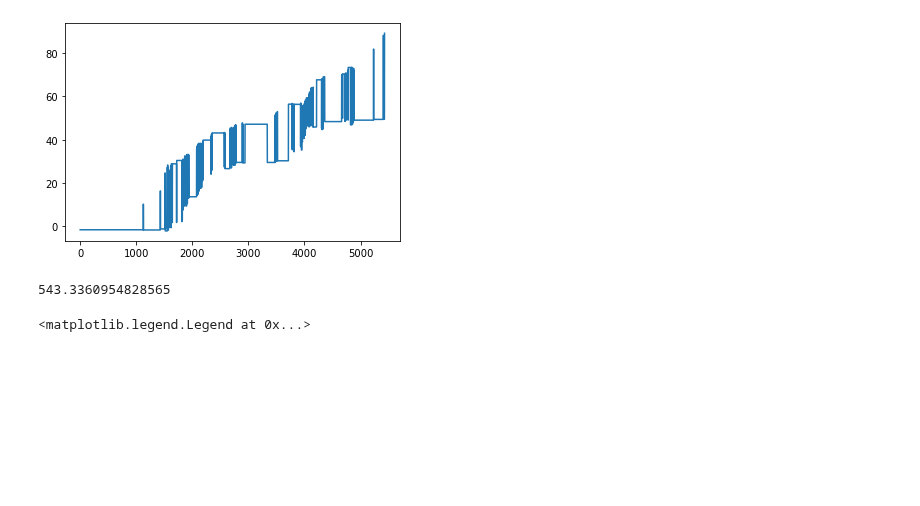
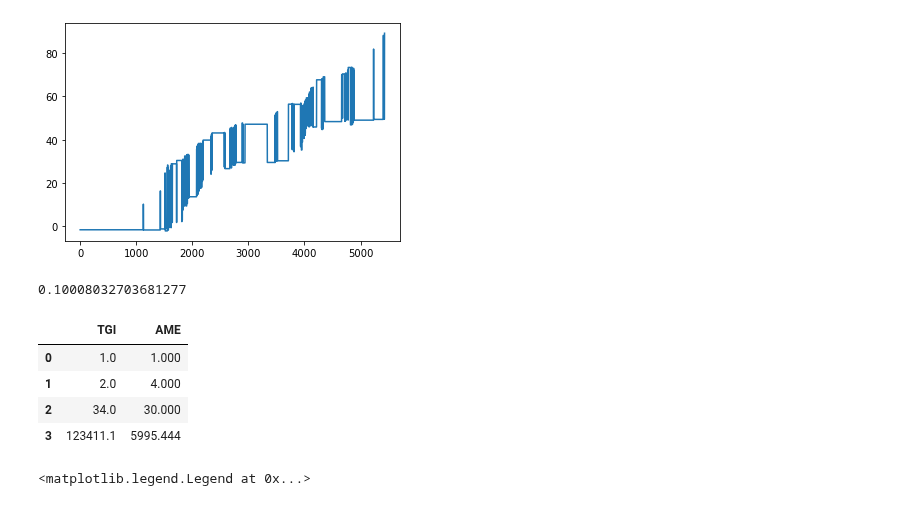
Before and after one commit to HaochengYe/Backtesting, a Jupyter notebook: Test2.ipynb, the cells around one changed output. Saved outputs shown, nothing was run; the diff lists cells and outputs as text; code cells hidden in the pictures; blank space fills up the shorter version.

```diff
--- a/Test2.ipynb
+++ b/Test2.ipynb
@@ -255,9 +255,21 @@ plt.plot(regrecord)
 [<matplotlib.lines.Line2D at 0x...>]
 [figure]
 # %%
-np.var(regrecord)
+np.var(regrecord) / len(regrecord)
 # %% [output]
-543.3360954828565
+0.10008032703681277
+# %%
+result = {}
+result['TGI'] = [1,2,34,123411.1]
+result['AME'] = [1,4,30,5995.444]
+# %%
+pd.DataFrame(result)
+# %% [output]
+|  | TGI | AME |
+| 0 | 1.0 | 1.000 |
+| 1 | 2.0 | 4.000 |
+| 2 | 34.0 | 30.000 |
+| 3 | 123411.1 | 5995.444 |
 # %%
 plt.plot(prediction_os)
 plt.plot(test_data[tick].values)
```
Also changed, not shown: parts of 1 cell of this notebook, 1 other file.
